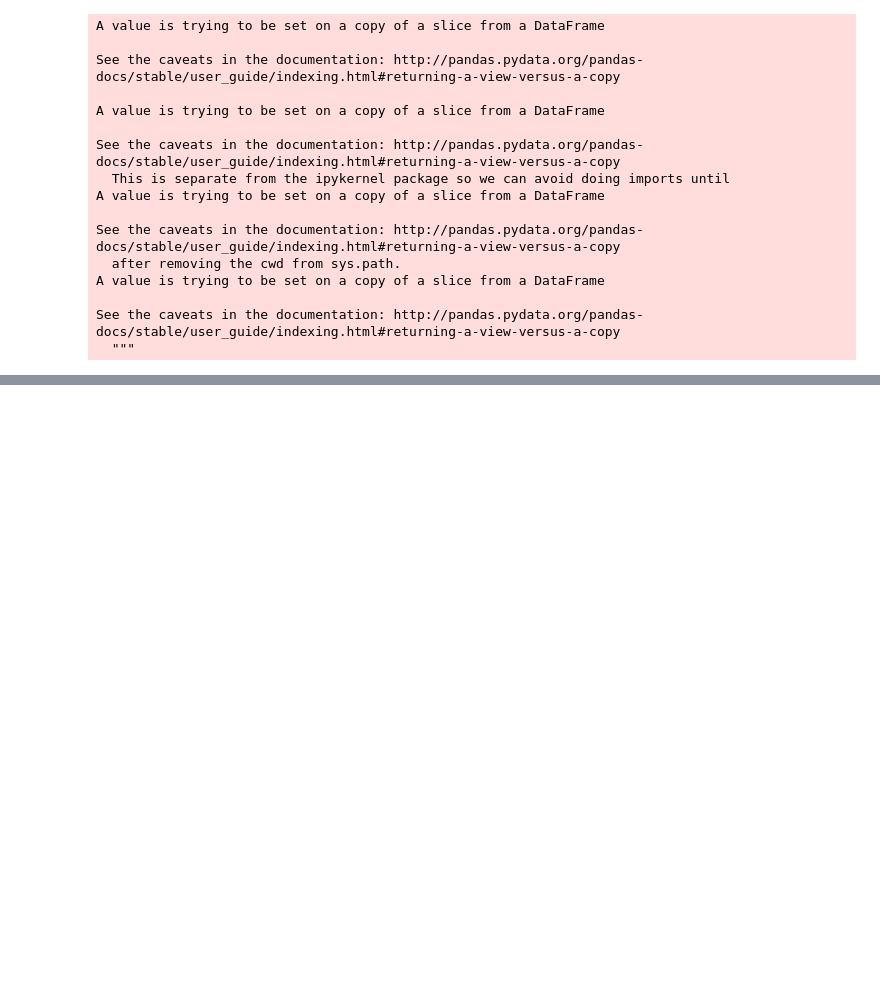
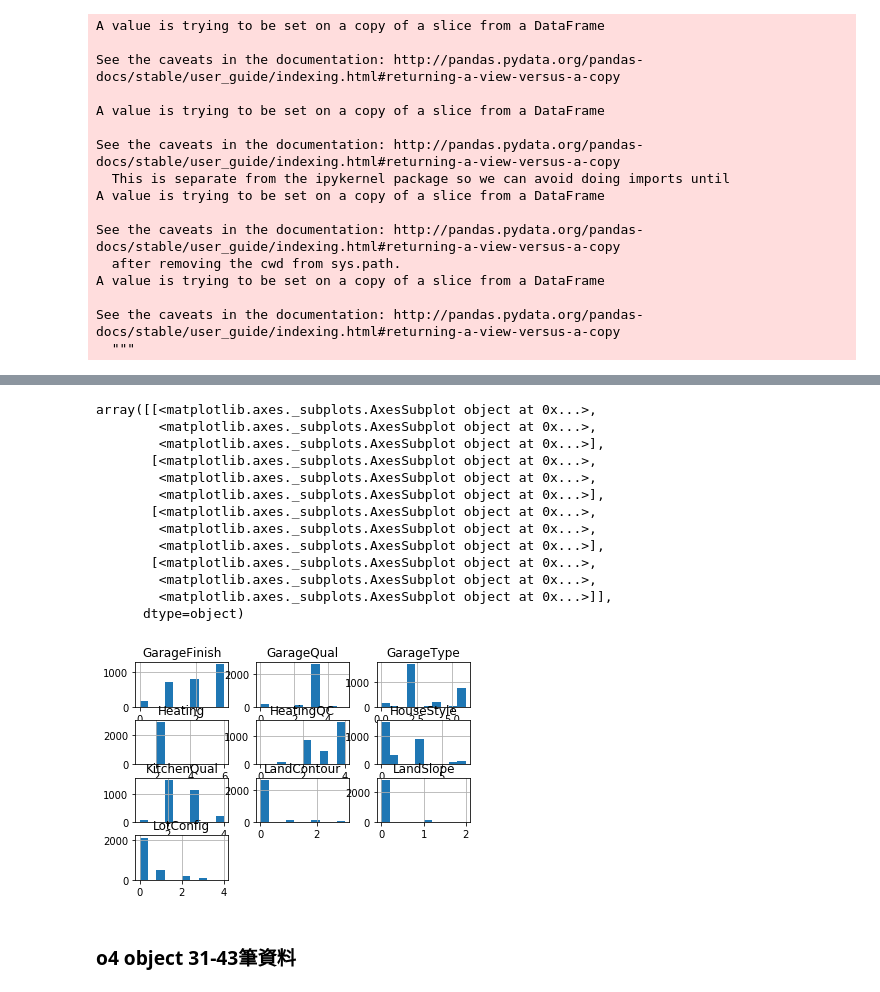
Before and after one commit to B10833021/PL, a Jupyter notebook: house-price1.ipynb, the cells around one changed output, grey strips where cells are left out. Saved outputs shown, nothing was run; the diff lists cells and outputs as text; code cells hidden in the pictures; blank space fills up the shorter version.

```diff
--- a/house-price1.ipynb
+++ b/house-price1.ipynb
@@ -2034,0 +1300,6 @@ See the caveats in the documentation: http://pandas.pydata.org/pandas-docs/stabl
+# %%
+#將LandContour改為數值
+o3.loc[o3['LandContour'] =='Lvl','LandContour']=0
+o3.loc[o3['LandContour'] =='Bnk','LandContour']=1
+o3.loc[o3['LandContour'] =='HLS','LandContour']=2
+o3.loc[o3['LandContour'] =='Low','LandContour']=3
@@ -2034,0 +1323,5 @@ See the caveats in the documentation: http://pandas.pydata.org/pandas-docs/stabl
+# %%
+#將LandSlope改為數值
+o3.loc[o3['LandSlope'] =='Gtl','LandSlope']=0
+o3.loc[o3['LandSlope'] =='Mod','LandSlope']=1
+o3.loc[o3['LandSlope'] =='Sev','LandSlope']=2
@@ -2034,0 +1341,8 @@ See the caveats in the documentation: http://pandas.pydata.org/pandas-docs/stabl
+# %%
+#將LotConfig改為數值
+o3.loc[o3['LotConfig'] =='Inside','LotConfig']=0
+o3.loc[o3['LotConfig'] =='Corner','LotConfig']=1
+o3.loc[o3['LotConfig'] =='CulDSac','LotConfig']=2
+o3.loc[o3['LotConfig'] =='FR2','LotConfig']=3
+o3.loc[o3['LotConfig'] =='FR3','LotConfig']=4
+o3
@@ -2034,0 +1382,3 @@ See the caveats in the documentation: http://pandas.pydata.org/pandas-docs/stabl
+# %%
+o3 = o3.astype(float)
+o3.describe()
@@ -2034,0 +1397,19 @@ See the caveats in the documentation: http://pandas.pydata.org/pandas-docs/stabl
+# %%
+o3.hist()
+# %% [output]
+array([[<matplotlib.axes._subplots.AxesSubplot object at 0x...>,
+        <matplotlib.axes._subplots.AxesSubplot object at 0x...>,
+        <matplotlib.axes._subplots.AxesSubplot object at 0x...>],
+       [<matplotlib.axes._subplots.AxesSubplot object at 0x...>,
+        <matplotlib.axes._subplots.AxesSubplot object at 0x...>,
+        <matplotlib.axes._subplots.AxesSubplot object at 0x...>],
+       [<matplotlib.axes._subplots.AxesSubplot object at 0x...>,
+        <matplotlib.axes._subplots.AxesSubplot object at 0x...>,
+        <matplotlib.axes._subplots.AxesSubplot object at 0x...>],
+       [<matplotlib.axes._subplots.AxesSubplot object at 0x...>,
+        <matplotlib.axes._subplots.AxesSubplot object at 0x...>,
+        <matplotlib.axes._subplots.AxesSubplot object at 0x...>]],
+      dtype=object)
+[figure, added]
+# %% [markdown]
+### o4 object 31-43筆資料
```
Also changed, not shown: parts of 176 cells of this notebook.
